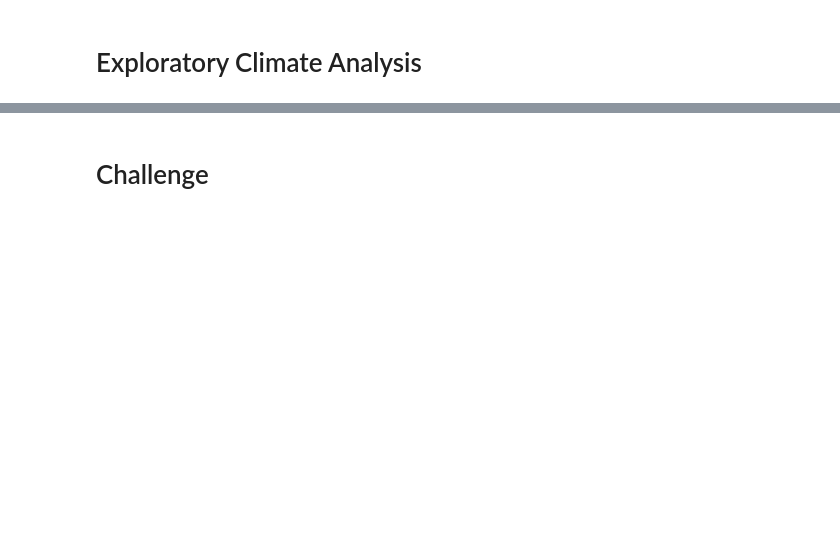
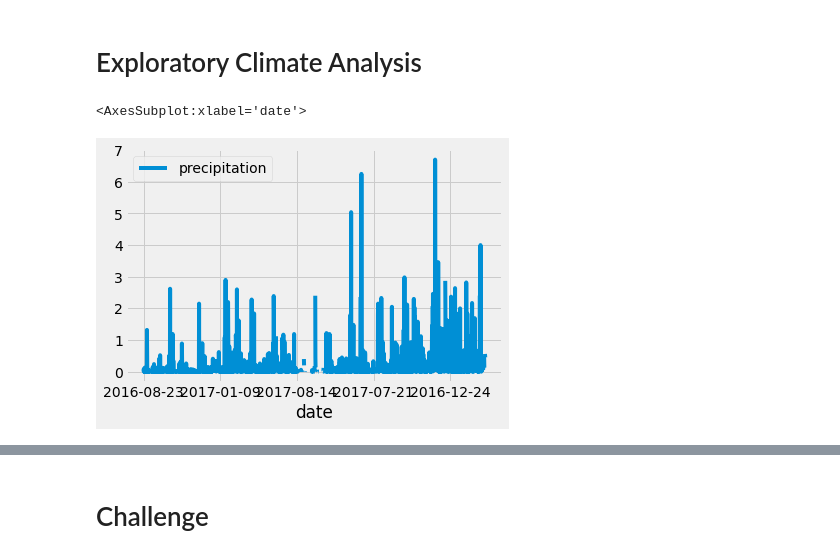
Before and after one commit to bedwardssmith/surfs_up, a Jupyter notebook: climate_analysis.ipynb, the cells around one changed output, grey strips where cells are left out. Cells and saved outputs as stored; diff of their text form; code cells hidden in the pictures; blank space fills up the shorter version.

```diff
--- a/climate_analysis.ipynb
+++ b/climate_analysis.ipynb
@@ -39,25 +43,21 @@ session = Session(engine)
 # %%
 # Design a query to retrieve the last 12 months of precipitation data and plot the results.
 #Starting from the last data point in the database.
 
 # Calculate the date one year from the last date in data set.
-prev_year = dt.date(2017, 8, 23) - dt.timedelta(days=365)
-
+prev_year = dt.date(2017, 8 ,23) - dt.timedelta(days=365)
 # Perform a query to retrieve the data and precipitation scores
-results = []
 results = session.query(Measurement.date, Measurement.prcp).filter(Measurement.date >= prev_year)
-
 
 # Save the query results as a Pandas DataFrame and set the index to the date column
 df = pd.DataFrame(results, columns=['date','precipitation'])
+# Sort the dataframe by date
 df.set_index(df['date'], inplace=True)
-
-# Sort the dataframe by date
-df = df.sort_index()
-
-
 # Use Pandas Plotting with Matplotlib to plot the data
 df.plot()
+# %% [output]
+<AxesSubplot:xlabel='date'>
+[figure, added]
 # %%
 # Use Pandas to calcualte the summary statistics for the precipitation data
 df.describe()
```
Also changed, not shown: parts of 11 cells of this notebook, 1 other file.
